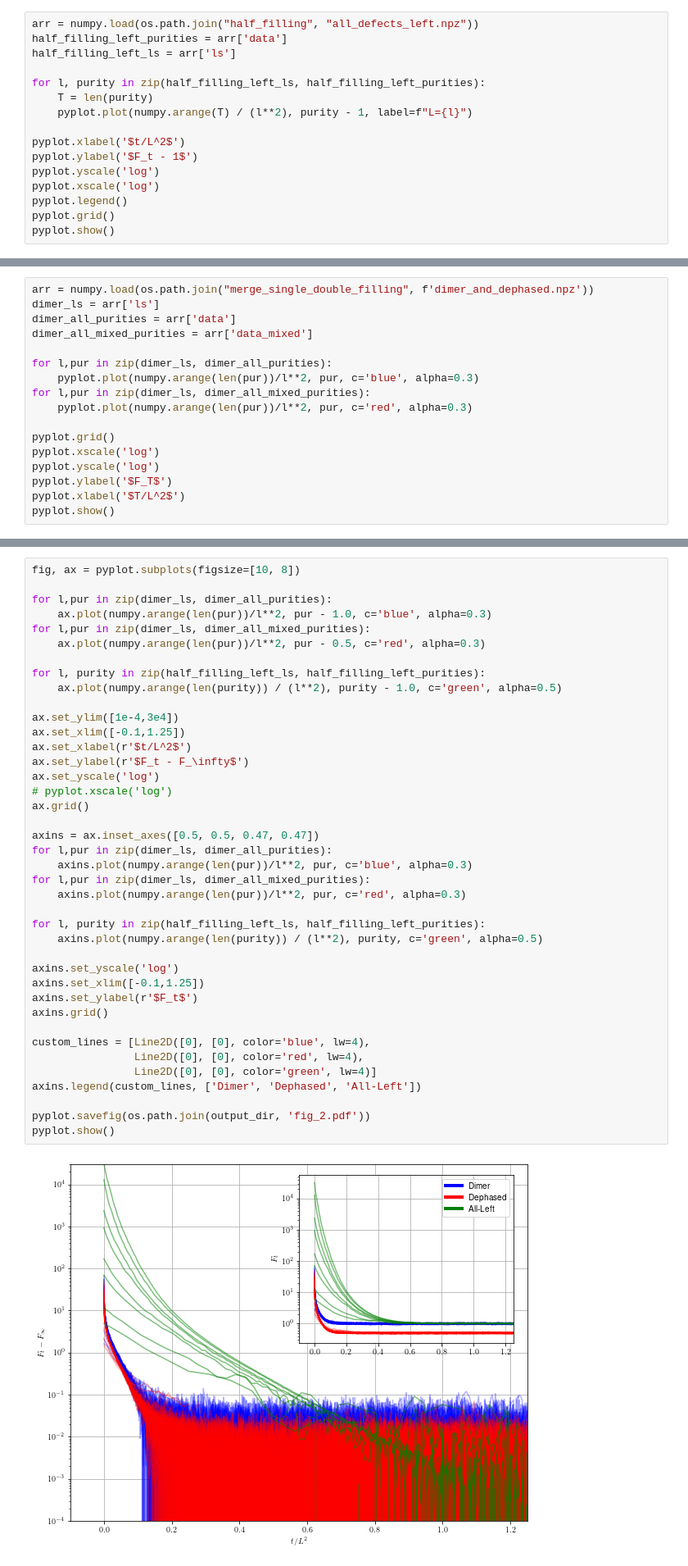
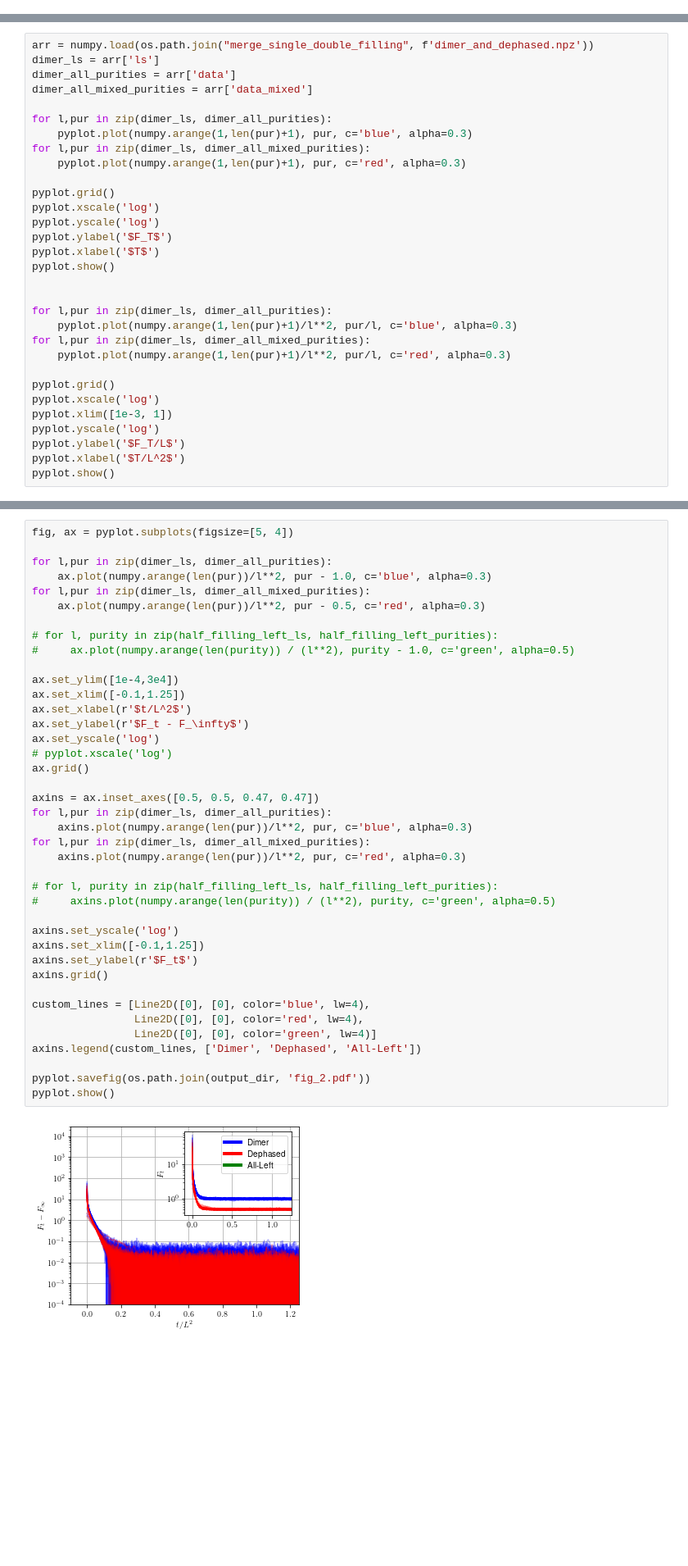
Before and after one commit to Renmusxd/RandomUnitaryLayers, a Jupyter notebook: jupyter/PaperData/PaperPlots.ipynb, the cells around one changed output, grey strips where cells are left out. Shown at 82% size. Drawn from its saved outputs; the diff is of its cells as text; blank space fills up the shorter version.

```diff
--- a/jupyter/PaperData/PaperPlots.ipynb
+++ b/jupyter/PaperData/PaperPlots.ipynb
@@ -14,19 +15,3 @@ output_dir = "paper_plots"
 os.makedirs(output_dir, exist_ok=True)
 # %% [markdown]
 # States with Macroscopy particle imbalance
-# %%
-arr = numpy.load(os.path.join("half_filling", "all_defects_left.npz"))
-half_filling_left_purities = arr['data']
-half_filling_left_ls = arr['ls']
-
-for l, purity in zip(half_filling_left_ls, half_filling_left_purities):
-    T = len(purity)
-    pyplot.plot(numpy.arange(T) / (l**2), purity - 1, label=f"L={l}")
-
-pyplot.xlabel('$t/L^2$')
-pyplot.ylabel('$F_t - 1$')
-pyplot.yscale('log')
-pyplot.xscale('log')
-pyplot.legend()
-pyplot.grid()
-pyplot.show()
@@ -39,14 +88,28 @@ dimer_all_purities = arr['data']
 dimer_all_mixed_purities = arr['data_mixed']
 
 for l,pur in zip(dimer_ls, dimer_all_purities):
-    pyplot.plot(numpy.arange(len(pur))/l**2, pur, c='blue', alpha=0.3)
+    pyplot.plot(numpy.arange(1,len(pur)+1), pur, c='blue', alpha=0.3)
 for l,pur in zip(dimer_ls, dimer_all_mixed_purities):
-    pyplot.plot(numpy.arange(len(pur))/l**2, pur, c='red', alpha=0.3)
+    pyplot.plot(numpy.arange(1,len(pur)+1), pur, c='red', alpha=0.3)
 
 pyplot.grid()
 pyplot.xscale('log')
 pyplot.yscale('log')
 pyplot.ylabel('$F_T$')
+pyplot.xlabel('$T$')
+pyplot.show()
+
+
+for l,pur in zip(dimer_ls, dimer_all_purities):
+    pyplot.plot(numpy.arange(1,len(pur)+1)/l**2, pur/l, c='blue', alpha=0.3)
+for l,pur in zip(dimer_ls, dimer_all_mixed_purities):
+    pyplot.plot(numpy.arange(1,len(pur)+1)/l**2, pur/l, c='red', alpha=0.3)
+
+pyplot.grid()
+pyplot.xscale('log')
+pyplot.xlim([1e-3, 1])
+pyplot.yscale('log')
+pyplot.ylabel('$F_T/L$')
 pyplot.xlabel('$T/L^2$')
 pyplot.show()
 # %% [output]
@@ -54,43 +118,43 @@ pyplot.show()
 # %%
-fig, ax = pyplot.subplots(figsize=[10, 8])
+fig, ax = pyplot.subplots(figsize=[5, 4])
 
 for l,pur in zip(dimer_ls, dimer_all_purities):
     ax.plot(numpy.arange(len(pur))/l**2, pur - 1.0, c='blue', alpha=0.3)
 for l,pur in zip(dimer_ls, dimer_all_mixed_purities):
     ax.plot(numpy.arange(len(pur))/l**2, pur - 0.5, c='red', alpha=0.3)
 
-for l, purity in zip(half_filling_left_ls, half_filling_left_purities):
-    ax.plot(numpy.arange(len(purity)) / (l**2), purity - 1.0, c='green', alpha=0.5)
+# for l, purity in zip(half_filling_left_ls, half_filling_left_purities):
+#     ax.plot(numpy.arange(len(purity)) / (l**2), purity - 1.0, c='green', alpha=0.5)
 
 ax.set_ylim([1e-4,3e4])
 ax.set_xlim([-0.1,1.25])
 ax.set_xlabel(r'$t/L^2$')
 ax.set_ylabel(r'$F_t - F_\infty$')
 ax.set_yscale('log')
 # pyplot.xscale('log')
 ax.grid()
 
 axins = ax.inset_axes([0.5, 0.5, 0.47, 0.47])
 for l,pur in zip(dimer_ls, dimer_all_purities):
     axins.plot(numpy.arange(len(pur))/l**2, pur, c='blue', alpha=0.3)
 for l,pur in zip(dimer_ls, dimer_all_mixed_purities):
     axins.plot(numpy.arange(len(pur))/l**2, pur, c='red', alpha=0.3)
 
-for l, purity in zip(half_filling_left_ls, half_filling_left_purities):
-    axins.plot(numpy.arange(len(purity)) / (l**2), purity, c='green', alpha=0.5)
+# for l, purity in zip(half_filling_left_ls, half_filling_left_purities):
+#     axins.plot(numpy.arange(len(purity)) / (l**2), purity, c='green', alpha=0.5)
 
 axins.set_yscale('log')
 axins.set_xlim([-0.1,1.25])
 axins.set_ylabel(r'$F_t$')
 axins.grid()
 
 custom_lines = [Line2D([0], [0], color='blue', lw=4),
                 Line2D([0], [0], color='red', lw=4),
                 Line2D([0], [0], color='green', lw=4)]
 axins.legend(custom_lines, ['Dimer', 'Dephased', 'All-Left'])
 
 pyplot.savefig(os.path.join(output_dir, 'fig_2.pdf'))
 pyplot.show()
 # %% [output]
-[figure, old version]
+[figure, new version]
 # %%
```
Also changed, not shown: parts of 14 cells of this notebook, 25 other files.
